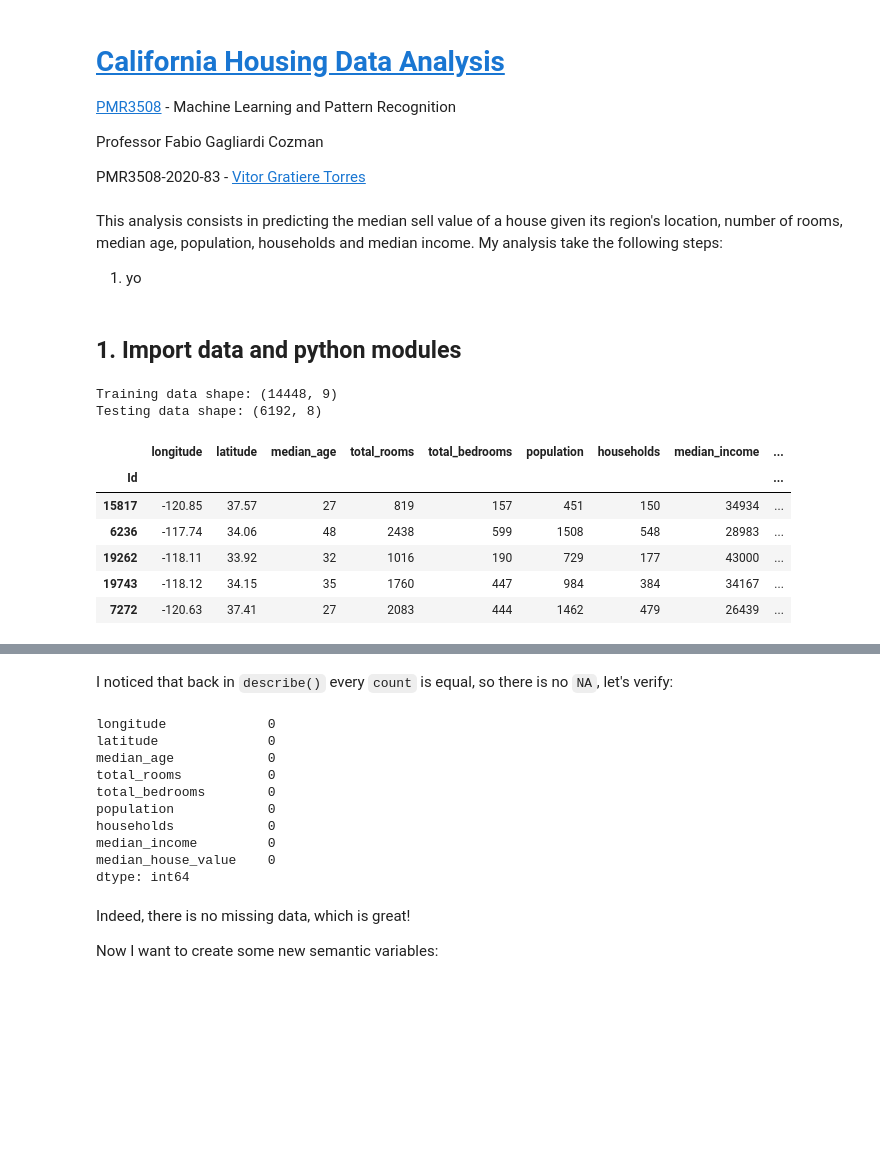
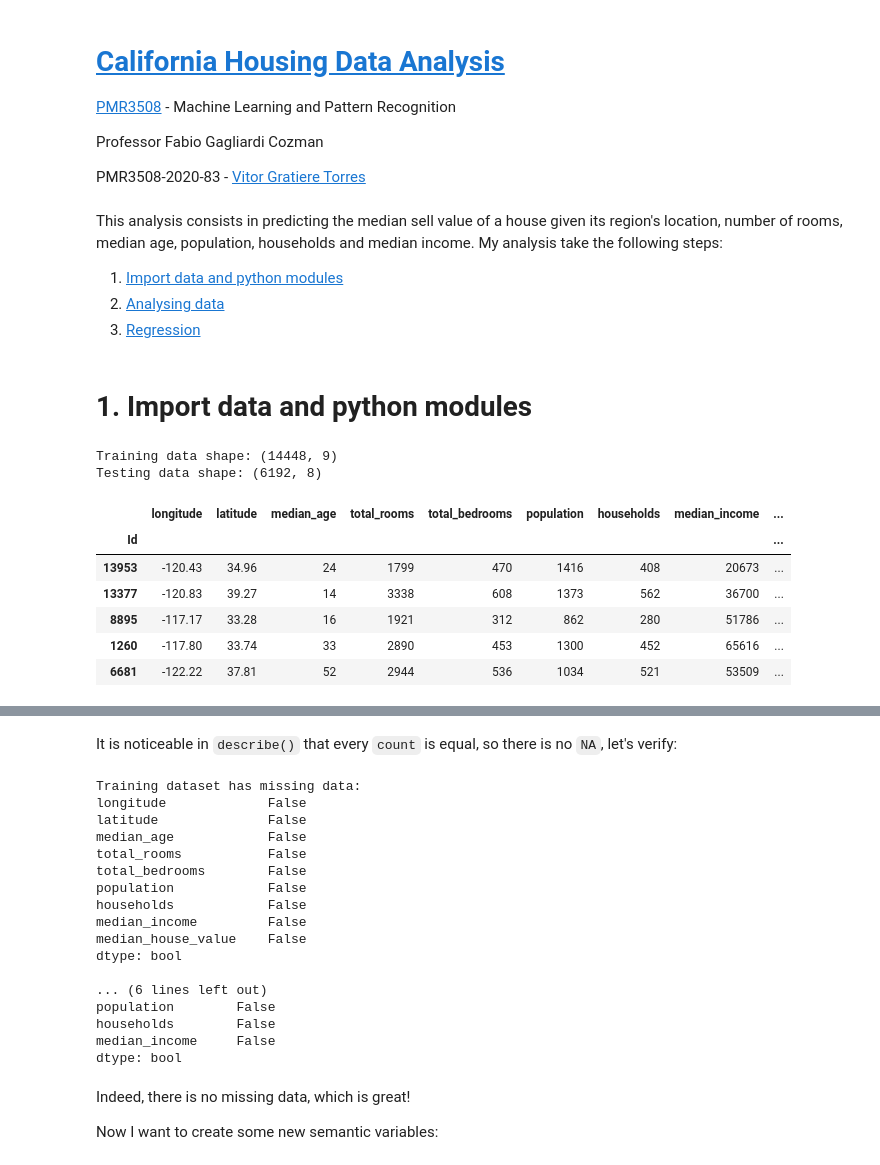
Before and after one commit to vitorgt/PMR3508, a Jupyter notebook: regression/regression-california-housing.ipynb, the cells around one changed output, grey strips where cells are left out. Cells and saved outputs as stored; diff of their text form; code cells hidden in the pictures; blank space fills up the shorter version.

Commit message:
regression notebook analysis

````diff
--- a/regression/regression-california-housing.ipynb
+++ b/regression/regression-california-housing.ipynb
@@ -9,6 +9,8 @@ PMR3508-2020-83 - [Vitor Gratiere Torres](https://github.com/vitorgt/PMR3508)
 # %% [markdown]
 This analysis consists in predicting the median sell value of a house given its region's location, number of rooms, median age, population, households and median income. My analysis take the following steps:
 
-1. yo
+1. [Import data and python modules](#1.-Import-data-and-python-modules)
+1. [Analysing data](#2.-Analysing-data)
+1. [Regression](#3.-Regression)
 # %% [markdown]
-## 1. Import data and python modules
+# 1. Import data and python modules
@@ -15,36 +32,27 @@ This analysis consists in predicting the median sell value of a house given its
 # %%
-import csv
-import numpy as np
-import pandas as pd
-
-import seaborn as sns
-import matplotlib.pyplot as plt
-
-from sklearn.model_selection import cross_val_score
-
-%matplotlib inline
-
 cali = pd.read_csv(
     "atividade-regressao-PMR3508/train.csv", index_col=["Id"]
+#     "../input/atividade-regressao-PMR3508/train.csv", index_col=["Id"]
 )
 caliTest = pd.read_csv(
     "atividade-regressao-PMR3508/test.csv", index_col=["Id"]
+#     "../input/atividade-regressao-PMR3508/test.csv", index_col=["Id"]
 )
 
 print("Training data shape:", cali.shape)
 print("Testing data shape:", caliTest.shape)
 
-cali.head()
+cali.sample(5)
 # %% [output]
 Training data shape: (14448, 9)
 Testing data shape: (6192, 8)
 |  | longitude | latitude | median_age | total_rooms | total_bedrooms | population | households | median_income | ... |
 | Id |  |  |  |  |  |  |  |  | ... |
-| 15817 | -120.85 | 37.57 | 27 | 819 | 157 | 451 | 150 | 34934 | ... |
-| 6236 | -117.74 | 34.06 | 48 | 2438 | 599 | 1508 | 548 | 28983 | ... |
-| 19262 | -118.11 | 33.92 | 32 | 1016 | 190 | 729 | 177 | 43000 | ... |
-| 19743 | -118.12 | 34.15 | 35 | 1760 | 447 | 984 | 384 | 34167 | ... |
-| 7272 | -120.63 | 37.41 | 27 | 2083 | 444 | 1462 | 479 | 26439 | ... |
+| 13953 | -120.43 | 34.96 | 24 | 1799 | 470 | 1416 | 408 | 20673 | ... |
+| 13377 | -120.83 | 39.27 | 14 | 3338 | 608 | 1373 | 562 | 36700 | ... |
+| 8895 | -117.17 | 33.28 | 16 | 1921 | 312 | 862 | 280 | 51786 | ... |
+| 1260 | -117.80 | 33.74 | 33 | 2890 | 453 | 1300 | 452 | 65616 | ... |
+| 6681 | -122.22 | 37.81 | 52 | 2944 | 536 | 1034 | 521 | 53509 | ... |
 # %%
 cali.describe()
 # %% [output]
@@ -58,20 +66,30 @@ cali.describe()
 | 75% | -118.000000 | 37.710000 | 37.000000 | 3131.250000 | 645.250000 | 1705.000000 | 602.000000 | 47500.000000 | ... |
 | max | -114.470000 | 41.950000 | 52.000000 | 39320.000000 | 6445.000000 | 28566.000000 | 6082.000000 | 150001.000000 | ... |
 # %% [markdown]
-I noticed that back in ```describe()``` every ```count``` is equal, so there is no ```NA```, let's verify:
+It is noticeable in ```describe()``` that every ```count``` is equal, so there is no ```NA```, let's verify:
-# %%
-cali.isna().sum()
-# %% [output]
-longitude             0
-latitude              0
-median_age            0
-total_rooms           0
-total_bedrooms        0
-population            0
-households            0
-median_income         0
-median_house_value    0
-dtype: int64
+# %%
+print("Training dataset has missing data:")
+print((cali.isna().any()) | (cali.isnull().any()))
+print("\nTesting dataset has missing data:")
+print((caliTest.isna().any()) | (caliTest.isnull().any()))
+# %% [output]
+Training dataset has missing data:
+longitude             False
+latitude              False
+median_age            False
+total_rooms           False
+total_bedrooms        False
+population            False
+households            False
+median_income         False
+median_house_value    False
+dtype: bool
+
+... (6 lines left out)
+population        False
+households        False
+median_income     False
+dtype: bool
 # %% [markdown]
 Indeed, there is no missing data, which is great!
 
````
Also changed, not shown: parts of 29 cells of this notebook, 9 other files.
